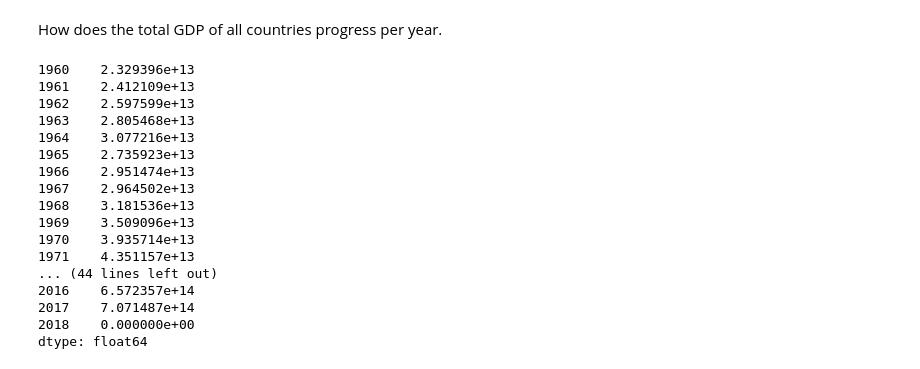
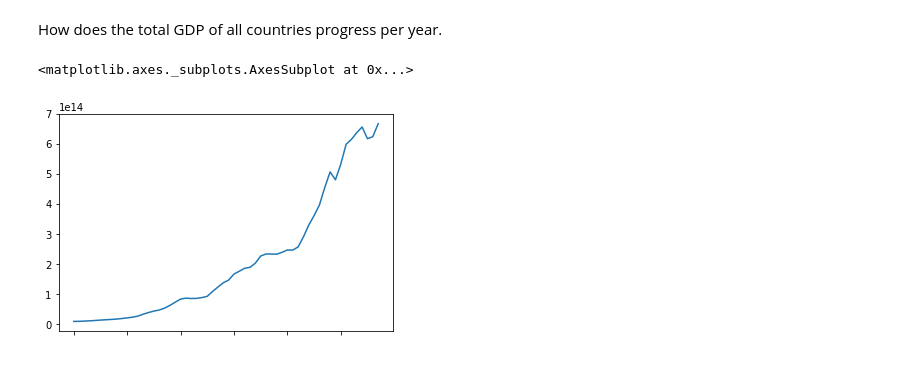
Before and after one commit to Thomas-Rosenkrans-Vestergaard/python-assignment-4, a Jupyter notebook: assignment.ipynb, the cells around one changed output. Cells and saved outputs as stored; diff of their text form; code cells hidden in the pictures.

```diff
--- a/assignment.ipynb
+++ b/assignment.ipynb
@@ -52,30 +52,10 @@ How does the total GDP of all countries progress per year.
 # %%
 zip_filename = lib.download_file('http://api.worldbank.org/v2/en/indicator/NY.GDP.MKTP.CD?downloadformat=csv', to='temp')
 csv_filename = lib.extract_csv_from_zip(zip_filename, in_dir='temp')
 gdp_data     = lib.read_csv_pandas(csv_filename, ignore_lines = 3)
-gdp_data.index = gdp_data['Country Code']
 gpd_data = gdp_data.interpolate()
-gdp_data_2009 = gdp_data['2009']
-gdp_data_2007 = gdp_data['2008']
 
-# ((gdp_data_2007 - gdp_data_2009) / gdp_data_2007 * 100).sort_values(ascending= False)
-
-lib.get_years_data(gpd_data).sum()
+lib.get_years_data(gdp_data).sum().transpose()[:-1].plot()
 # %% [output]
-1960    2.329396e+13
-1961    2.412109e+13
-1962    2.597599e+13
-1963    2.805468e+13
-1964    3.077216e+13
-1965    2.735923e+13
-1966    2.951474e+13
-1967    2.964502e+13
-1968    3.181536e+13
-1969    3.509096e+13
-1970    3.935714e+13
-1971    4.351157e+13
-... (44 lines left out)
-2016    6.572357e+14
-2017    7.071487e+14
-2018    0.000000e+00
-dtype: float64
+<matplotlib.axes._subplots.AxesSubplot at 0x...>
+[figure, added]
```
Also changed, not shown: parts of 3 cells of this notebook.
